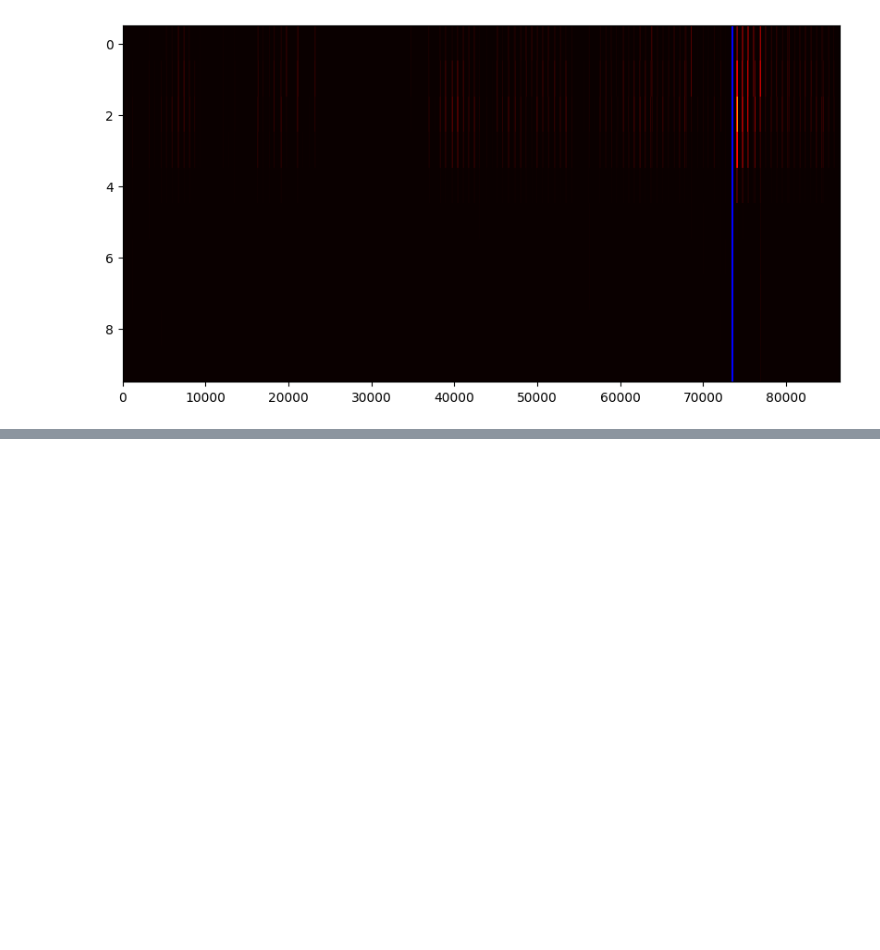
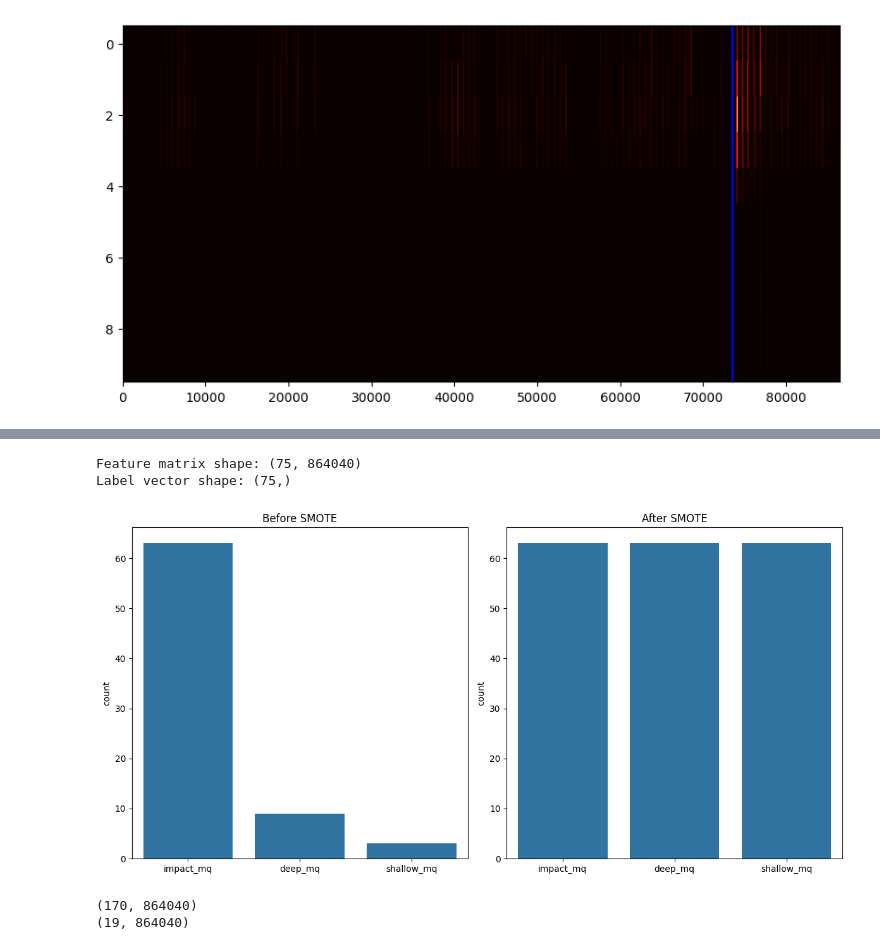
Before and after one commit to eoin-cr/nasa-hackathon, a Jupyter notebook: tensorflow.ipynb, the cells around one changed output, grey strips where cells are left out. Cells and saved outputs as stored; diff of their text form; code cells hidden in the pictures; blank space fills up the shorter version.

```diff
--- a/tensorflow.ipynb
+++ b/tensorflow.ipynb
@@ -20,16 +20,3 @@ import matplotlib.pyplot as plt
 from obspy.signal.invsim import cosine_taper
 from scipy.signal import welch
 from obspy.signal.freqattributes import spectrum
-# %%
-# lets collect the data from the catalog (this
-
-catalog = pd.read_csv('data/lunar/training/catalogs/apollo12_catalog_GradeA_final.csv')
-
-training_data = {}
-
-for index, row in catalog.iterrows():
-    training_data[row.evid] = {
-        'data': read('data/lunar/training/data/S12_GradeA/' + row.filename + '.mseed'),
-        'rel_time': row['time_rel(sec)'],
-        'type': row['mq_type']
-    }
@@ -188,0 +280,54 @@ np.unique(Y_test, return_counts=True)
+# %%
+import numpy as np
+
+# Initialize lists to hold features and labels
+X = []
+y = []
+
+# Determine the maximum length of the feature arrays
+max_length = max(training_data[event]['data_low_res'].size for event in events)
+
+# Iterate over each event to extract features and labels
+for event in events:
+    # Extract the low-resolution data as features
+    features = training_data[event]['data_low_res'].flatten()  # Flatten the 2D array to 1D
+
+    # Pad the features array to the maximum length
+    padded_features = np.pad(features, (0, max_length - features.size), 'constant')
+    X.append(padded_features)
+
+    # Extract the event type as the label
+    label = training_data[event]['type']
+    y.append(label)
+
+# Convert lists to numpy arrays
+X = np.array(X)
+y = np.array(y)
+
+print(f"Feature matrix shape: {X.shape}")
+print(f"Label vector shape: {y.shape}")
+# %% [output]
+Feature matrix shape: (75, 864040)
+Label vector shape: (75,)
+# %%
+from imblearn.over_sampling import SMOTE
+
+# Adjust the number of neighbors to be less than or equal to the number of samples in the minority class
+smote = SMOTE(random_state=42, k_neighbors=2)  # Adjust k_neighbors as needed
+
+X_smote, y_smote = smote.fit_resample(X, y)
+
+fig, ax = plt.subplots(1, 2, figsize=(12, 6))
+
+# Plot before SMOTE
+sns.countplot(x=y, ax=ax[0])
+ax[0].set_title('Before SMOTE')
+
+# Plot after SMOTE
+sns.countplot(x=y_smote, ax=ax[1])
+ax[1].set_title('After SMOTE')
+
+plt.tight_layout()
+plt.show()
+# %% [output]
+[figure, added]
@@ -188,0 +339,6 @@ np.unique(Y_test, return_counts=True)
+# %%
+print(X_train.shape)  # Should be (num_samples, num_timesteps)
+print(X_test.shape)   # Should be (num_samples, num_timesteps)
+# %% [output]
+(170, 864040)
+(19, 864040)
```
Also changed, not shown: parts of 13 cells of this notebook, 3 other files.
